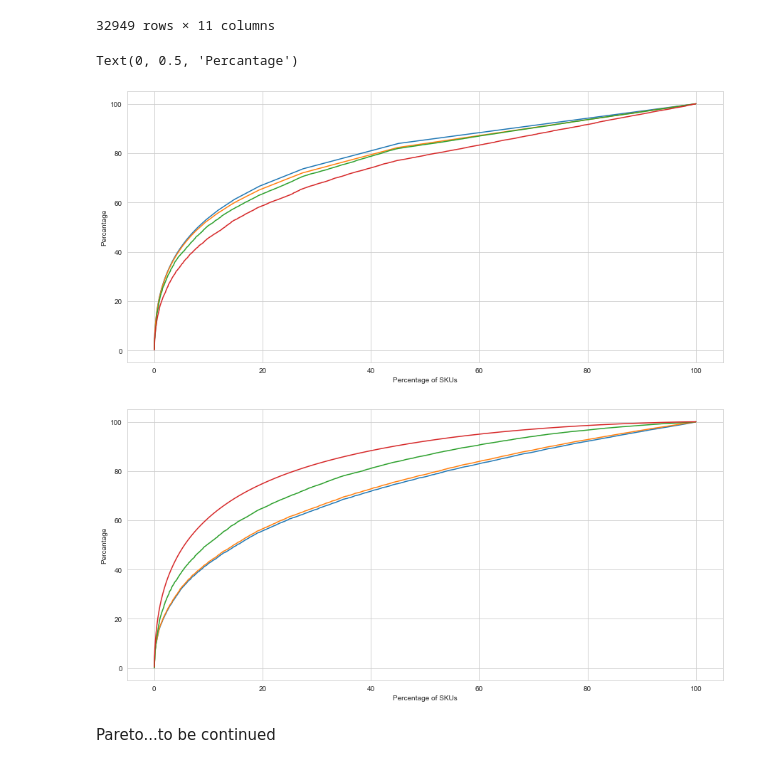
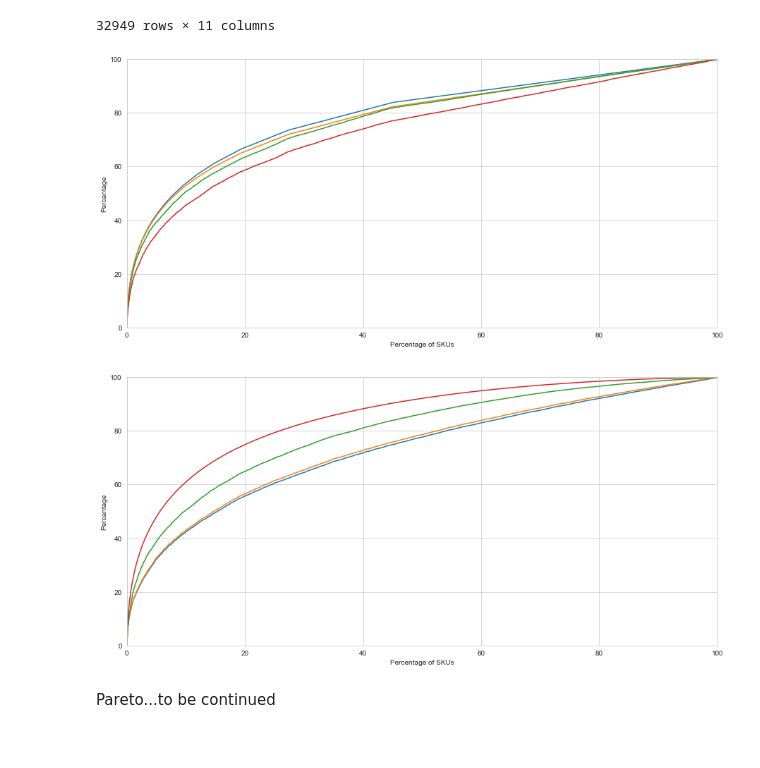
Before and after one commit to LarsTinnefeld/olist_ecom_analysis, a Jupyter notebook: olist_analysis.ipynb, the cells around one changed output. Cells and saved outputs as stored; diff of their text form; code cells hidden in the pictures.

```diff
--- a/olist_analysis.ipynb
+++ b/olist_analysis.ipynb
@@ -816,9 +843,11 @@ sns.lineplot(x='perc_rank', y='perc_price', data = df_skus)
 
 plt.xlabel('Percentage of SKUs')
 plt.ylabel('Percantage')
+
+plt.xlim(0, 100)
+plt.ylim(0, 100);
 # %% [output]
-Text(0, 0.5, 'Percantage')
-[figure, old version]
+[figure, new version]
 # %%
 df_skus_price = df_order_items_consolidated.groupby('product_id').agg({'qty':'sum', 'order_id': 'count', 'order_line_cube_in_ltr': 'sum', 'price': 'sum'}).sort_values('price', ascending = False).reset_index().reset_index()
 df_skus_price.rename(columns={'order_id': 'lines', 'order_line_cube_in_ltr': 'cube'}, inplace=True)
@@ -831,13 +860,16 @@ df_skus_price['perc_price'] = (df_skus_price['price'].cumsum()/df_skus_price['pr
 # %%
 plt.figure(figsize=(15,7))
 sns.lineplot(x='perc_rank', y='perc_units', data = df_skus_price)
 sns.lineplot(x='perc_rank', y='perc_lines', data = df_skus_price)
 sns.lineplot(x='perc_rank', y='perc_cube', data = df_skus_price)
 sns.lineplot(x='perc_rank', y='perc_price', data = df_skus_price)
 
 plt.xlabel('Percentage of SKUs')
-plt.ylabel('Percantage');
+plt.ylabel('Percantage')
+
+plt.xlim(0, 100)
+plt.ylim(0, 100);
 # %% [output]
-[figure, old version]
+[figure, new version]
 # %% [markdown]
 Pareto...to be continued
```
Also changed, not shown: parts of 10 cells of this notebook.
